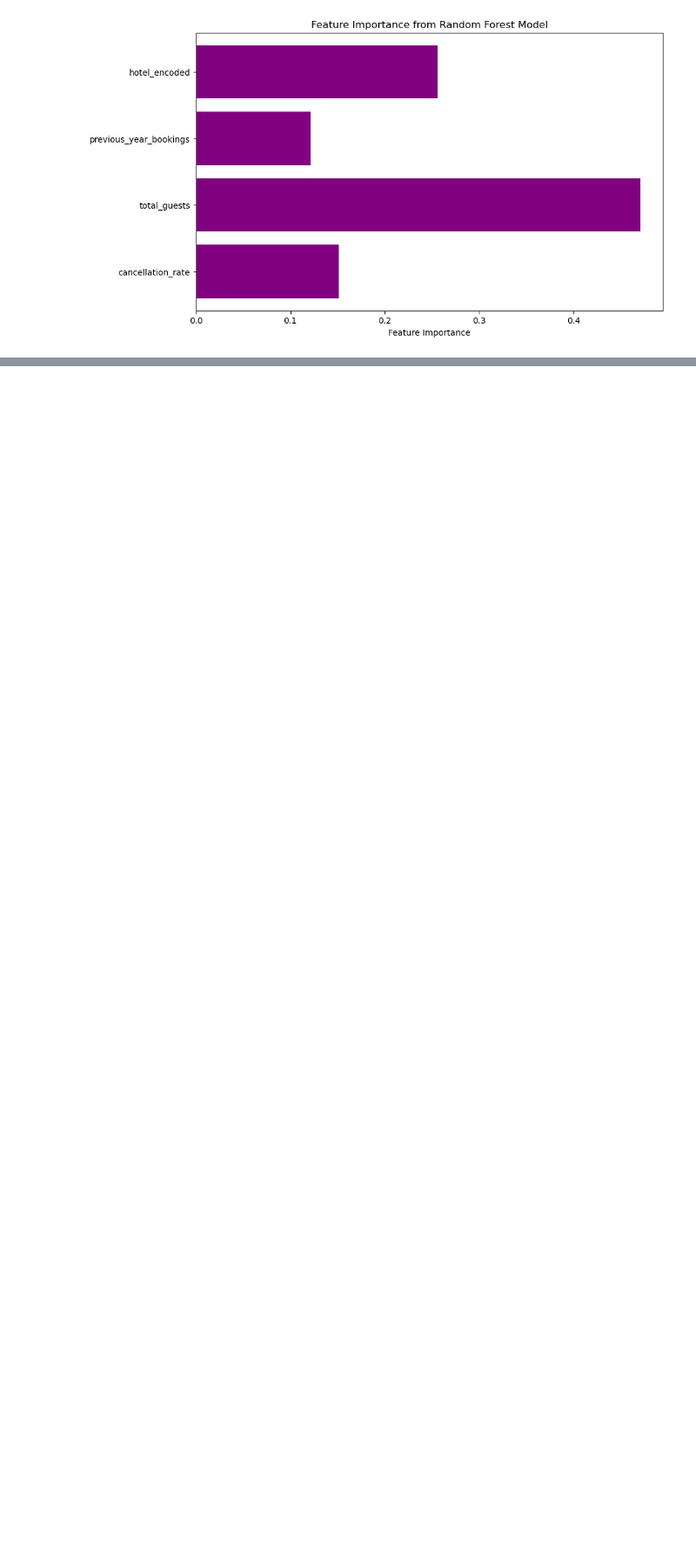
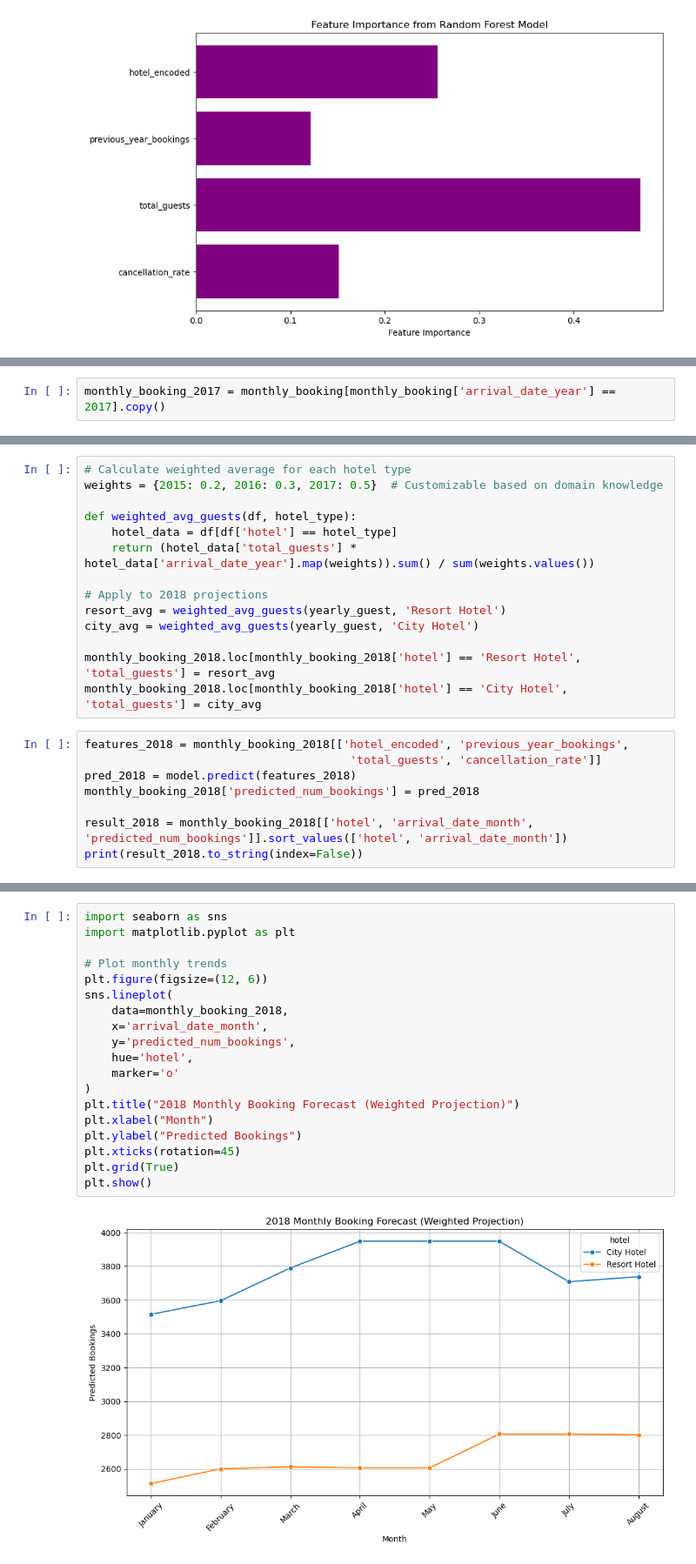
Before and after one commit to sphquan/hotel_demanding_booking, a Jupyter notebook: new.ipynb, the cells around one changed output, grey strips where cells are left out. Shown at 87% size. Drawn from its saved outputs; the diff is of its cells as text; blank space fills up the shorter version.

```diff
--- a/new.ipynb
+++ b/new.ipynb
@@ -233,0 +259,2 @@ plt.show()
+# %%
+monthly_booking_2017 = monthly_booking[monthly_booking['arrival_date_year'] == 2017].copy()
@@ -233,0 +267,22 @@ plt.show()
+# %%
+# Calculate weighted average for each hotel type
+weights = {2015: 0.2, 2016: 0.3, 2017: 0.5}  # Customizable based on domain knowledge
+
+def weighted_avg_guests(df, hotel_type):
+    hotel_data = df[df['hotel'] == hotel_type]
+    return (hotel_data['total_guests'] * hotel_data['arrival_date_year'].map(weights)).sum() / sum(weights.values())
+
+# Apply to 2018 projections
+resort_avg = weighted_avg_guests(yearly_guest, 'Resort Hotel')
+city_avg = weighted_avg_guests(yearly_guest, 'City Hotel')
+
+monthly_booking_2018.loc[monthly_booking_2018['hotel'] == 'Resort Hotel', 'total_guests'] = resort_avg
+monthly_booking_2018.loc[monthly_booking_2018['hotel'] == 'City Hotel', 'total_guests'] = city_avg
+# %%
+features_2018 = monthly_booking_2018[['hotel_encoded', 'previous_year_bookings',
+                                       'total_guests', 'cancellation_rate']]
+pred_2018 = model.predict(features_2018)
+monthly_booking_2018['predicted_num_bookings'] = pred_2018
+
+result_2018 = monthly_booking_2018[['hotel', 'arrival_date_month', 'predicted_num_bookings']].sort_values(['hotel', 'arrival_date_month'])
+print(result_2018.to_string(index=False))
@@ -233,0 +347,21 @@ plt.show()
+# %%
+import seaborn as sns
+import matplotlib.pyplot as plt
+
+# Plot monthly trends
+plt.figure(figsize=(12, 6))
+sns.lineplot(
+    data=monthly_booking_2018,
+    x='arrival_date_month',
+    y='predicted_num_bookings',
+    hue='hotel',
+    marker='o'
+)
+plt.title("2018 Monthly Booking Forecast (Weighted Projection)")
+plt.xlabel("Month")
+plt.ylabel("Predicted Bookings")
+plt.xticks(rotation=45)
+plt.grid(True)
+plt.show()
+# %% [output]
+[figure, added]
```
Also changed, not shown: parts of 10 cells of this notebook.
